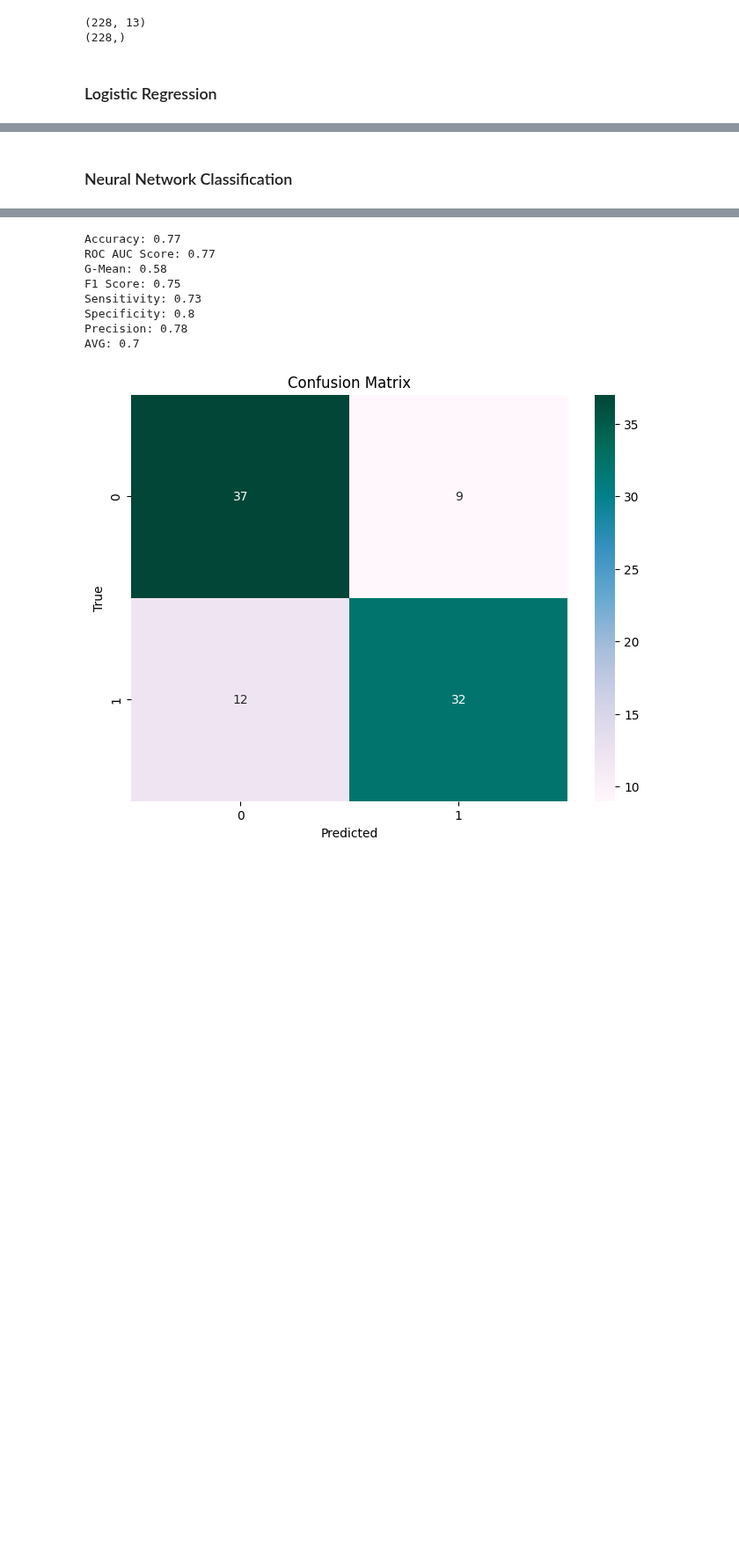
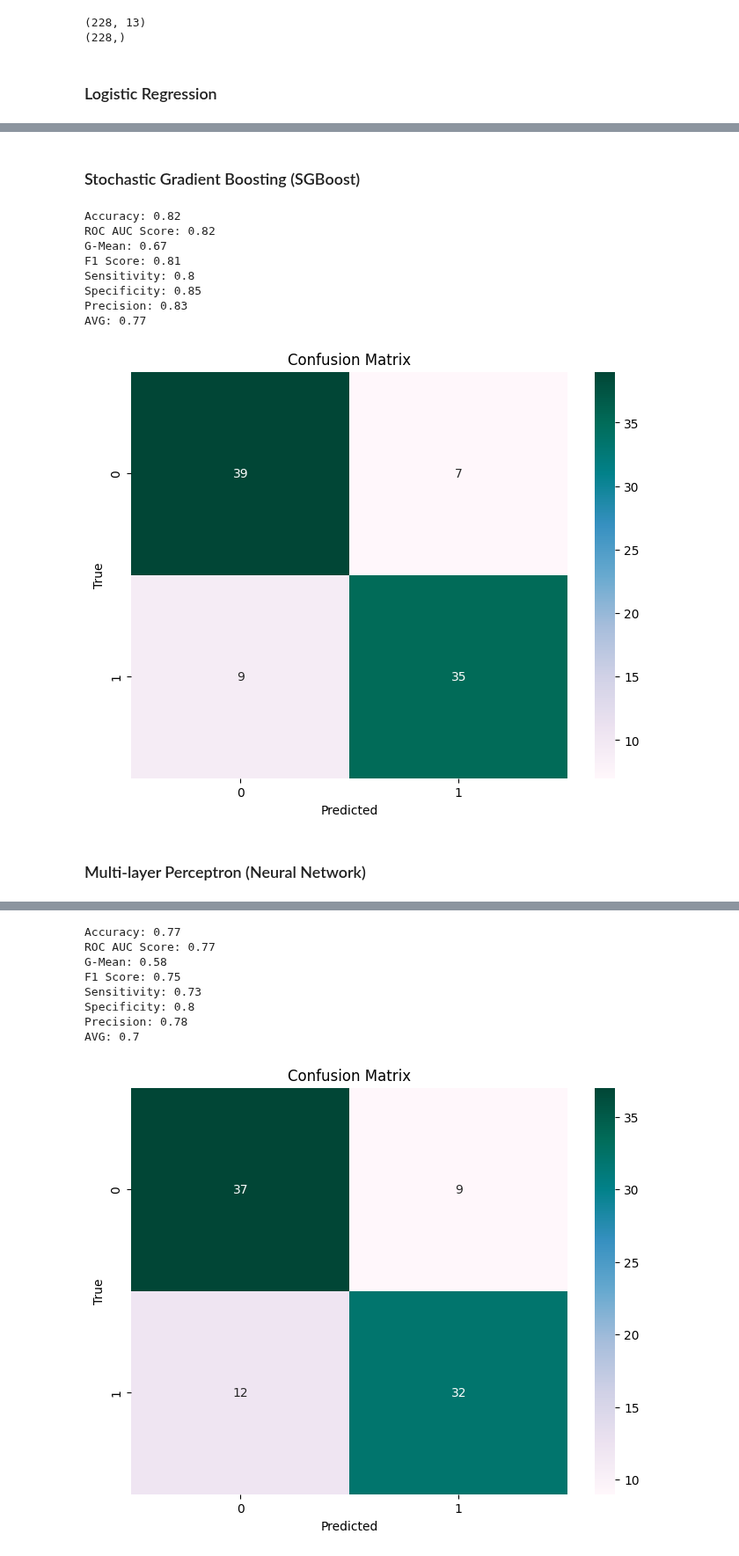
Before and after one commit to MrDomian/Heart-Disease-Risk-Prediction, a Jupyter notebook: Machine learning.ipynb, the cells around one changed output, grey strips where cells are left out. Shown at 88% size. Cells and saved outputs as stored; diff of their text form; code cells hidden in the pictures; blank space fills up the shorter version.

```diff
--- a/Machine learning.ipynb
+++ b/Machine learning.ipynb
@@ -179,5 +221,24 @@ AVG: 0.7
+# %% [markdown]
+### Stochastic Gradient Boosting (SGBoost)
+# %%
+model = HistGradientBoostingClassifier()
+
+y_pred = train_model(model, X_train, X_test, y_train)
+results, conf_matrix = generate_results(y_pred, y_test)
+display_results(results)
+display_confusion_matrix(conf_matrix)
+# %% [output]
+Accuracy: 0.82
+ROC AUC Score: 0.82
+G-Mean: 0.67
+F1 Score: 0.81
+Sensitivity: 0.8
+Specificity: 0.85
+Precision: 0.83
+AVG: 0.77
+[figure, added]
 # %% [markdown]
-### Neural Network Classification
+### Multi-layer Perceptron (Neural Network)
 # %%
 model = MLPClassifier(hidden_layer_sizes=(64, 64), activation='relu', solver='adam')
 
```
Also changed, not shown: parts of 25 cells of this notebook.
